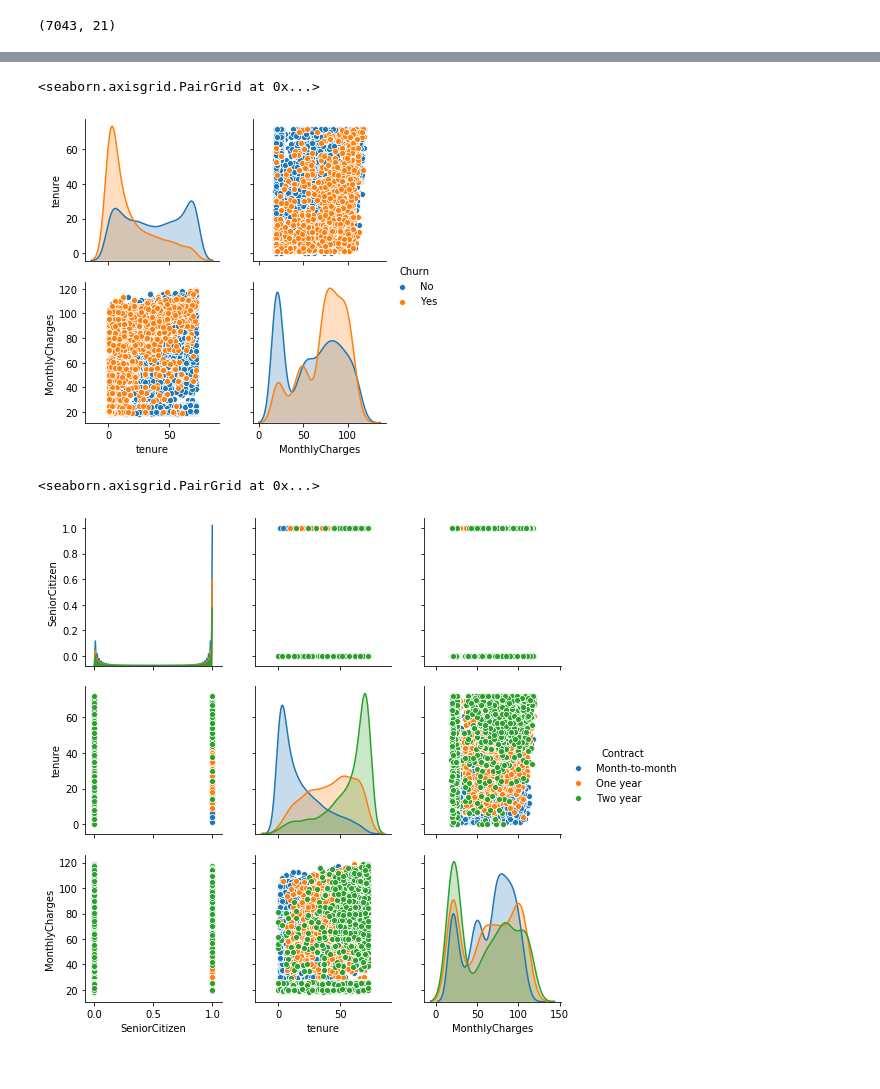
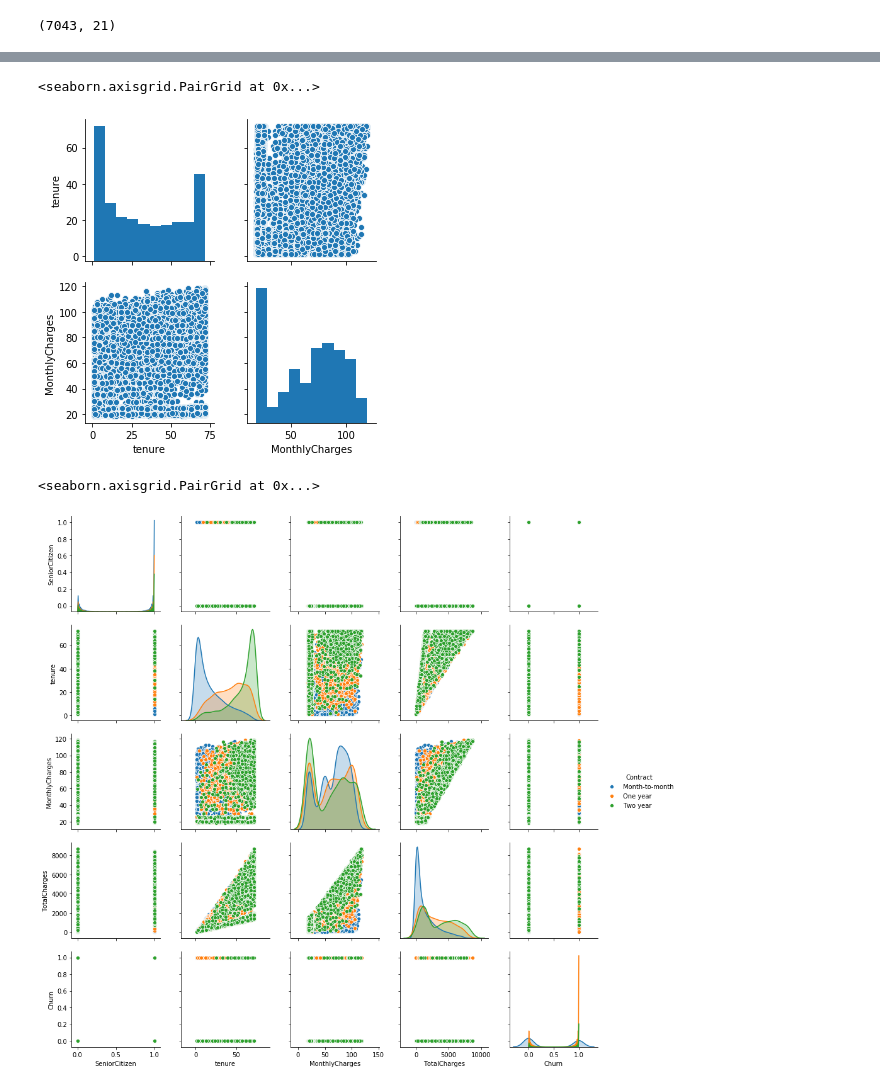
Before and after one commit to aadideshpande/Exploratory-Data-Analysis-of-Telco-Churn-dataset, a Jupyter notebook: eda-1.ipynb, the cells around one changed output, grey strips where cells are left out. Saved outputs shown, nothing was run; the diff lists cells and outputs as text; code cells hidden in the pictures.

Commit message:
added new plots

```diff
--- a/eda-1.ipynb
+++ b/eda-1.ipynb
@@ -49,0 +50,4 @@ memory usage: 1.1+ MB
+# %%
+tdata['Churn'].replace(('Yes','No'), (1,0), inplace = True)
+#tdata['Churn'] = tdata['Churn'].replace({"Yes" : 1}, {"No" : 0})
+tdata.info()
@@ -49,0 +72,2 @@ memory usage: 1.1+ MB
+# %%
+tdata['TotalCharges'] = pd.to_numeric(tdata['TotalCharges'], errors='coerce')
@@ -49,0 +95,3 @@ memory usage: 1.1+ MB
+# %%
+#we remove the row of data with the missing values
+tdata.dropna(axis = 0, inplace=True)
@@ -144,16 +197,16 @@ sns.catplot(x='MonthlyCharges', y = 'tenure',hue='Churn',data= tdata)
 # %%
-ppdata1 = tdata[['tenure', 'MonthlyCharges', 'Churn']]
-sns.pairplot(data = ppdata1, hue='Churn')
+ppdata1 = tdata[['tenure', 'MonthlyCharges']]
+sns.pairplot(data = ppdata1)
 #customers having higher tenure are more likely to change their
 # %% [output]
 <seaborn.axisgrid.PairGrid at 0x...>
-[figure, old version]
+[figure, new version]
 # %%
 sns.pairplot(data=tdata, hue='Contract')
 #most customers who have a two year contract have high tenure
 # %% [output]
 <seaborn.axisgrid.PairGrid at 0x...>
-[figure, old version]
+[figure, new version]
 # %%
 
 #Let us plot a better correlation map.
```
Also changed, not shown: parts of 22 cells of this notebook, 1 other file.
